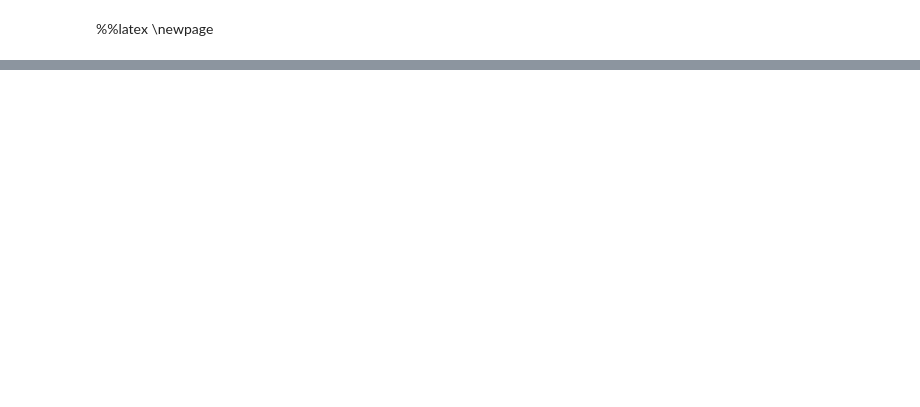
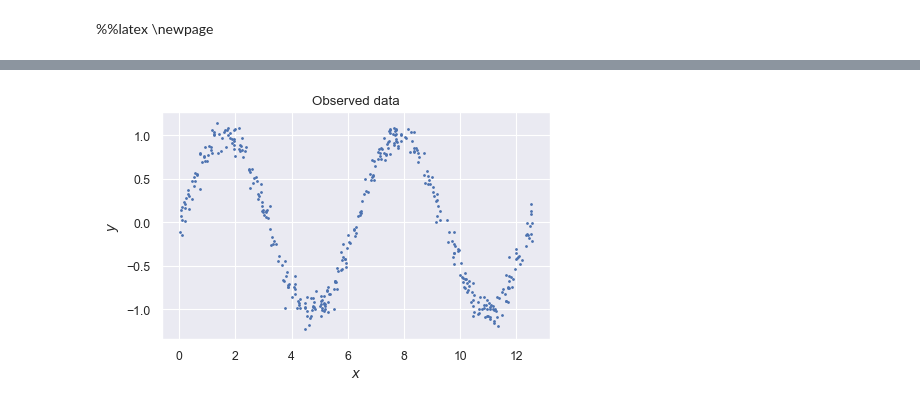
Before and after one commit to Knoero/MachineLearning, a Jupyter notebook: 1 Basics/02 Linear Regression with Regularization.ipynb, the cells around one changed output, grey strips where cells are left out. Drawn from its saved outputs; the diff is of its cells as text; code cells hidden in the pictures; blank space fills up the shorter version.

```diff
--- a/1 Basics/02 Linear Regression with Regularization.ipynb
+++ b/1 Basics/02 Linear Regression with Regularization.ipynb
@@ -166,0 +175,16 @@ As shown in the plot, the curve with one degree can not capture the features wel
+# %%
+# Number of observations
+num_obs = 400
+# Sample x
+x_sin = 4 * np.pi * np.random.rand(num_obs).reshape(-1, 1)
+# Calculate y samples
+y_sin = np.sin(x_sin) + 0.1 * np.random.randn(num_obs).reshape(-1, 1)
+# Visulize the dataset
+fig, ax = plt.subplots(figsize=(5, 3), dpi=100)
+ax.plot(x_sin, y_sin, '.', markersize=2)
+ax.set_xlabel('$x$')
+ax.set_ylabel('$y$')
+ax.set_title('Observed data')
+plt.show()
+# %% [output]
+[figure, added]
```
Also changed, not shown: parts of 34 cells of this notebook, 1 other file.
